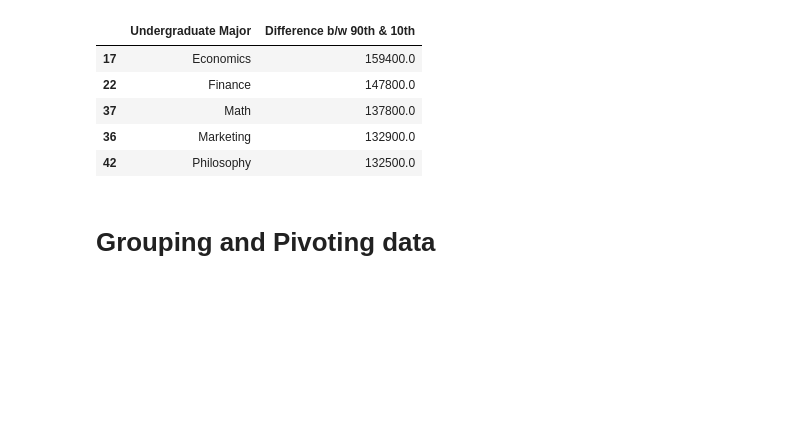
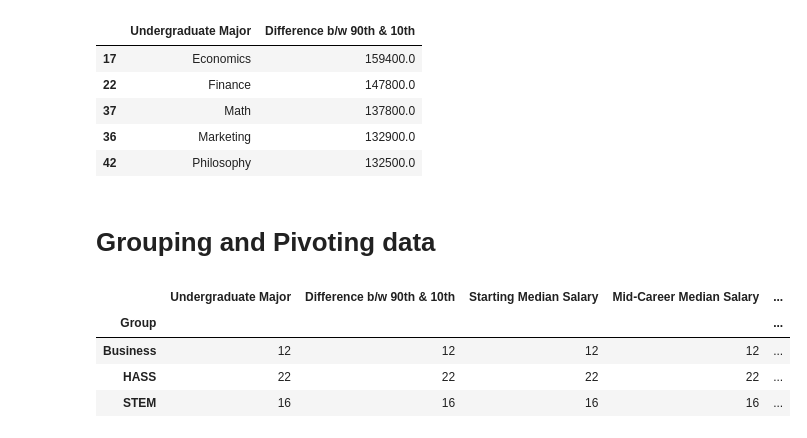
Before and after one commit to keshavpj1711/Python_100-Days, a Jupyter notebook: Advanced/72AnalyzingData/analyzing_salaries.ipynb, the cells around one changed output. Drawn from its saved outputs; the diff is of its cells as text; code cells hidden in the pictures; blank space fills up the shorter version.

Commit message:
done with grouping and pivoting

```diff
--- a/Advanced/72AnalyzingData/analyzing_salaries.ipynb
+++ b/Advanced/72AnalyzingData/analyzing_salaries.ipynb
@@ -205,3 +205,12 @@ greatest_spread[['Undergraduate Major', 'Difference b/w 90th & 10th']].head()
 | 42 | Philosophy | 132500.0 |
 # %% [markdown]
 # Grouping and Pivoting data
+# %%
+# Grouping based on column 'Groups'
+clean_df.groupby('Group').count()
+# %% [output]
+|  | Undergraduate Major | Difference b/w 90th & 10th | Starting Median Salary | Mid-Career Median Salary | ... |
+| Group |  |  |  |  | ... |
+| Business | 12 | 12 | 12 | 12 | ... |
+| HASS | 22 | 22 | 22 | 22 | ... |
+| STEM | 16 | 16 | 16 | 16 | ... |
```
Also changed, not shown: parts of 1 cell of this notebook.
